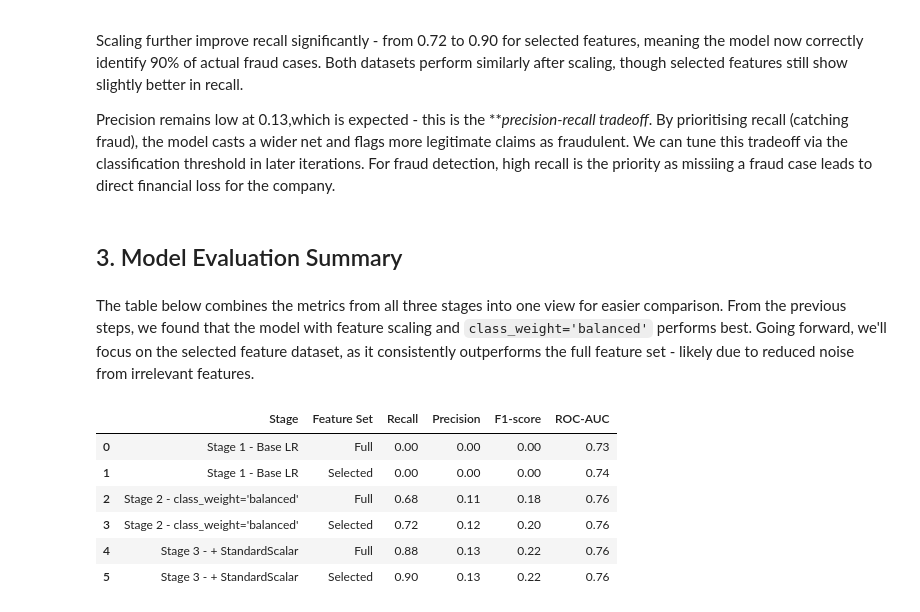
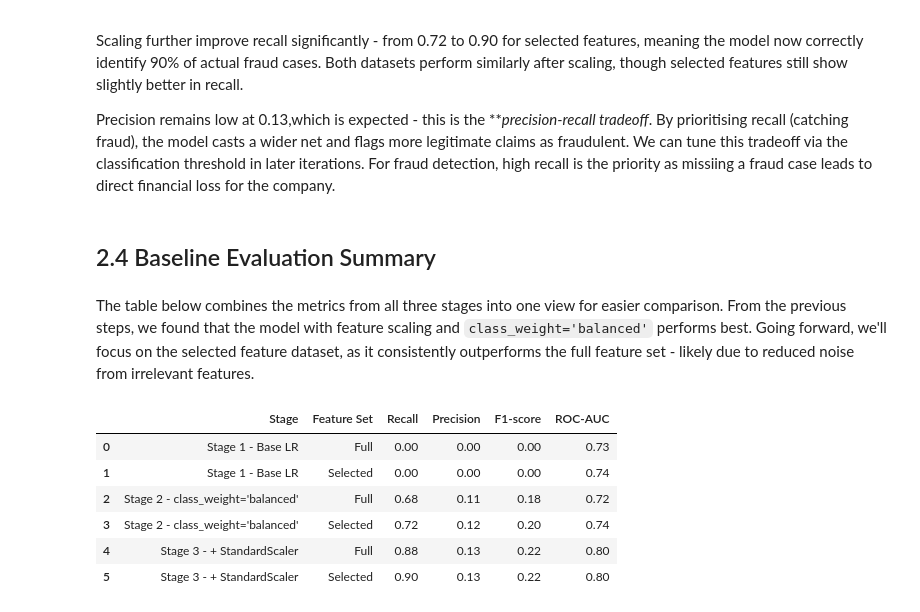
Before and after one commit to fatinshariff/auto-insurance-fraud-detection, a Jupyter notebook: 03_model_development.ipynb, the cells around one changed output. Cells and saved outputs as stored; diff of their text form; code cells hidden in the pictures.

Commit message:
Fixed confusion matrix bug and added Threshold tuning

```diff
--- a/03_model_development.ipynb
+++ b/03_model_development.ipynb
@@ -222,8 +222,8 @@ y_full_pred_s3 = lr_full_s3.predict(X_full_test_std)
 y_selected_pred_s3 = lr_selected_s3.predict(X_selected_test_std)
 
 # Predicted probabilities (class 1 = fraud)
-y_full_proba_s3 = lr_full_s2.predict_proba(X_full_test_std)[:,1]
-y_selected_proba_s3 = lr_selected_s2.predict_proba(X_selected_test_std)[:,1]
+y_full_proba_s3 = lr_full_s3.predict_proba(X_full_test_std)[:,1]
+y_selected_proba_s3 = lr_selected_s3.predict_proba(X_selected_test_std)[:,1]
 
 # Evaluate
 print("=== Full Features ===")
@@ -236,7 +236,7 @@ print("=== Selected Features ===")
 print(classification_report(y_selected_test, y_selected_pred_s3))
 print("ROC-AUC:", round(roc_auc_score(y_selected_test, y_selected_proba_s3),2))
 print("Confusion Matrix:")
-print(confusion_matrix(y_full_test,y_selected_pred_s3))
+print(confusion_matrix(y_selected_test,y_selected_pred_s3))
 # %% [output]
 === Full Features ===
               precision    recall  f1-score   support
@@ -262,7 +262,7 @@ Scaling further improve recall significantly - from 0.72 to 0.90 for selected fe
 
 Precision remains low at 0.13,which is expected - this is the ***precision-recall tradeoff*. By prioritising recall (catching fraud), the model casts a wider net and flags more legitimate claims as fraudulent. We can tune this tradeoff via the classification threshold in later iterations. For fraud detection, high recall is the priority as missiing a fraud case leads to direct financial loss for the company.
 # %% [markdown]
-## 3. Model Evaluation Summary
+## 2.4 Baseline Evaluation Summary
 # %% [markdown]
 The table below combines the metrics from all three stages into one view for easier comparison. From the previous steps, we found that the model with feature scaling and `class_weight='balanced'` performs best. Going forward, we'll focus on the selected feature dataset, as it consistently outperforms the full feature set - likely due to reduced noise from irrelevant features.
 # %%
@@ -277,36 +277,36 @@ results = []
 
 # Stage 1
 results.append({"Stage":"Stage 1 - Base LR",
                 "Feature Set":"Full",
                 **get_metrics(y_full_test, y_full_pred_s1, y_full_proba_s1)}) # ** is dict unpacking operator
 results.append({"Stage":"Stage 1 - Base LR",
                 "Feature Set":"Selected",
                 **get_metrics(y_selected_test, y_selected_pred_s1, y_selected_proba_s1)})
 
 # Stage 2
 results.append({"Stage":"Stage 2 - class_weight='balanced'",
                 "Feature Set":"Full",
                 **get_metrics(y_full_test, y_full_pred_s2, y_full_proba_s2)})
 results.append({"Stage":"Stage 2 - class_weight='balanced'",
                 "Feature Set":"Selected",
                 **get_metrics(y_selected_test, y_selected_pred_s2, y_selected_proba_s2)})
 
 # Stage 3
-results.append({"Stage":"Stage 3 - + StandardScalar",
+results.append({"Stage":"Stage 3 - + StandardScaler",
                 "Feature Set":"Full",
                 **get_metrics(y_full_test, y_full_pred_s3, y_full_proba_s3)})
-results.append({"Stage":"Stage 3 - + StandardScalar",
+results.append({"Stage":"Stage 3 - + StandardScaler",
                 "Feature Set":"Selected",
                 **get_metrics(y_selected_test, y_selected_pred_s3, y_selected_proba_s3)})
 
 summary_df = pd.DataFrame(results)
 summary_df = summary_df.round(2)
 summary_df
 # %% [output]
 |  | Stage | Feature Set | Recall | Precision | F1-score | ROC-AUC |
 | 0 | Stage 1 - Base LR | Full | 0.00 | 0.00 | 0.00 | 0.73 |
 | 1 | Stage 1 - Base LR | Selected | 0.00 | 0.00 | 0.00 | 0.74 |
-| 2 | Stage 2 - class_weight='balanced' | Full | 0.68 | 0.11 | 0.18 | 0.76 |
-| 3 | Stage 2 - class_weight='balanced' | Selected | 0.72 | 0.12 | 0.20 | 0.76 |
-| 4 | Stage 3 - + StandardScalar | Full | 0.88 | 0.13 | 0.22 | 0.76 |
-| 5 | Stage 3 - + StandardScalar | Selected | 0.90 | 0.13 | 0.22 | 0.76 |
+| 2 | Stage 2 - class_weight='balanced' | Full | 0.68 | 0.11 | 0.18 | 0.72 |
+| 3 | Stage 2 - class_weight='balanced' | Selected | 0.72 | 0.12 | 0.20 | 0.74 |
+| 4 | Stage 3 - + StandardScaler | Full | 0.88 | 0.13 | 0.22 | 0.80 |
+| 5 | Stage 3 - + StandardScaler | Selected | 0.90 | 0.13 | 0.22 | 0.80 |
```
Also changed, not shown: parts of 12 cells of this notebook.
